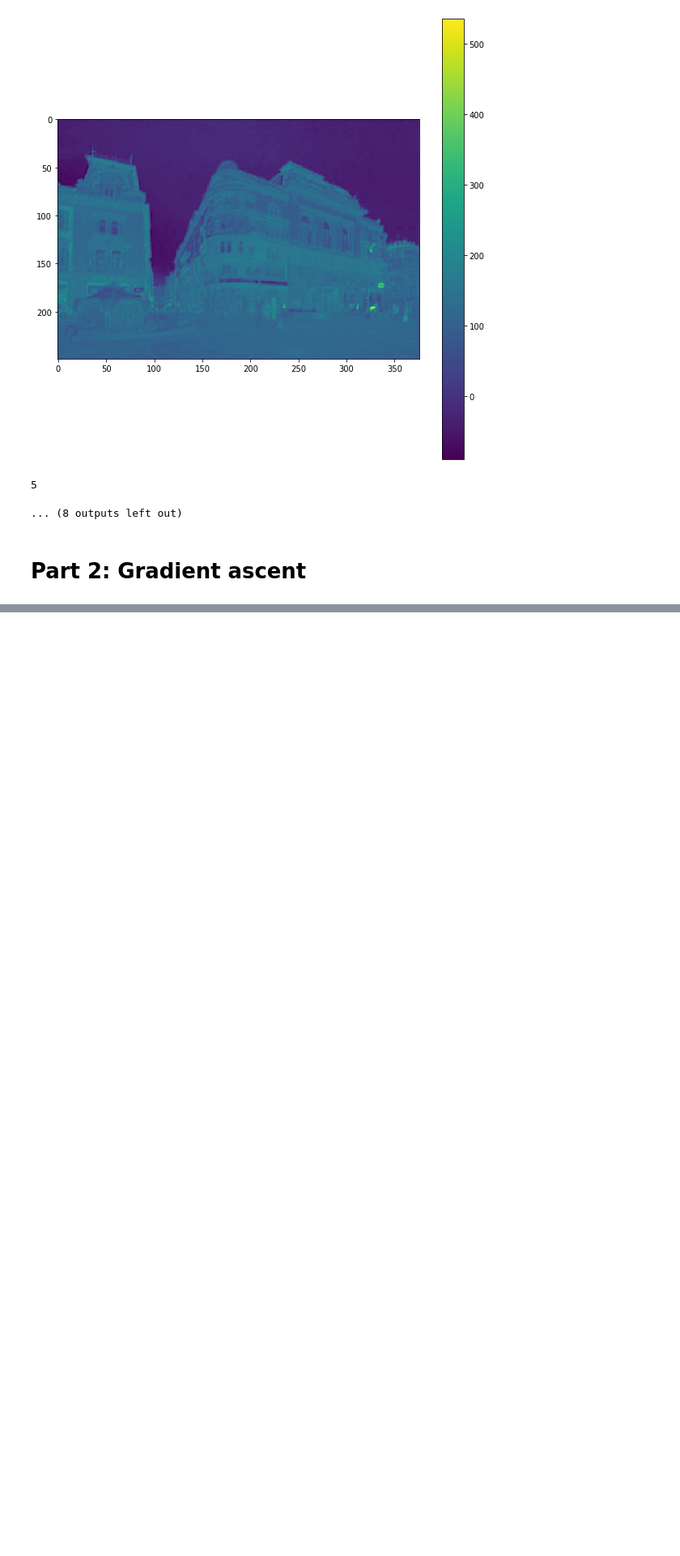
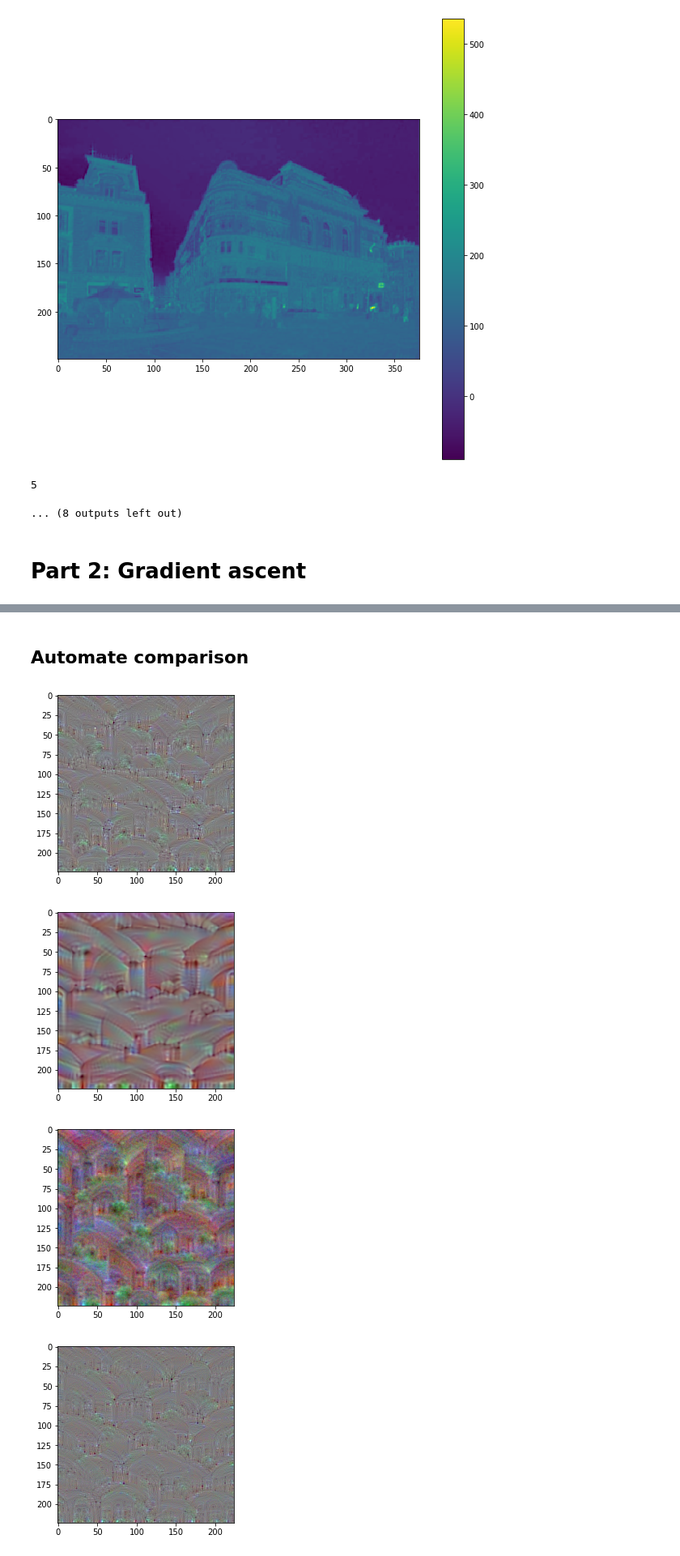
Before and after one commit to milsto/interpretability, a Jupyter notebook: tutorials/interpretability_tutorial_dsc_belgrade_2019.ipynb, the cells around one changed output, grey strips where cells are left out. Shown at 81% size. Cells and saved outputs as stored; diff of their text form; code cells hidden in the pictures; blank space fills up the shorter version.

```diff
--- a/tutorials/interpretability_tutorial_dsc_belgrade_2019.ipynb
+++ b/tutorials/interpretability_tutorial_dsc_belgrade_2019.ipynb
@@ -299,0 +355,8 @@ for i in range(0, 10):
+# %%
+def normalize_gradients(g):
+  #return g / (K.abs(g) + K.epsilon())
+  return g / (K.sqrt(K.mean(K.square(g))) + K.epsilon())
+
+grads = K.gradients([loss], [model.inputs[0]])
+grads = grads[0]
+grads_norm = normalize_gradients(grads)
@@ -299,0 +426,8 @@ for i in range(0, 10):
+# %% [markdown]
+## Automate comparison
+# %%
+to_compare = [{'blur': False, 'jitter': False, 'bilateral': False, 'init': 'RANDOM_GRAY'},
+              {'blur': True, 'jitter': False, 'bilateral': False, 'init': 'RANDOM_GRAY'},
+              {'blur': True, 'jitter': True, 'bilateral': False, 'init': 'RANDOM_GRAY'},
+              {'blur': False, 'jitter': True, 'bilateral': False,'init': 'RANDOM_GRAY'},
+              {'blur': False, 'jitter': True, 'bilateral': True, 'init': 'RANDOM_GRAY'}]
@@ -299,0 +491,11 @@ for i in range(0, 10):
+# %%
+for params in to_compare:
+  plt.figure()
+  img = visualize_filter(model, 16, 19, params)
+  plt.imshow(img)
+  plt.show()
+# %% [output]
+[figure, added]
+[figure, added]
+[figure, added]
+[figure, added]
```
Also changed, not shown: parts of 13 cells of this notebook.
